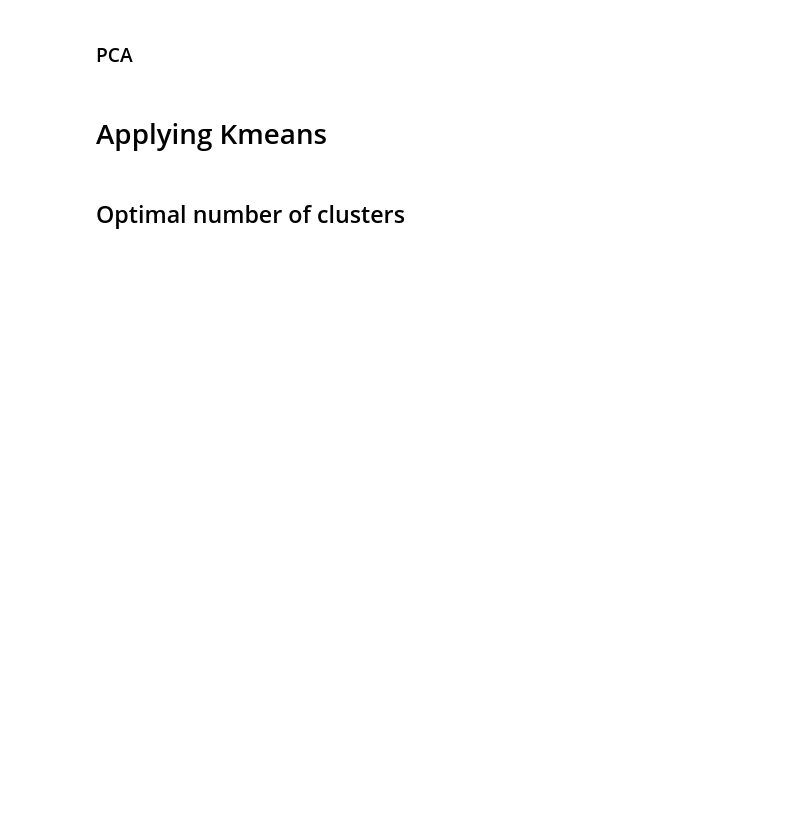
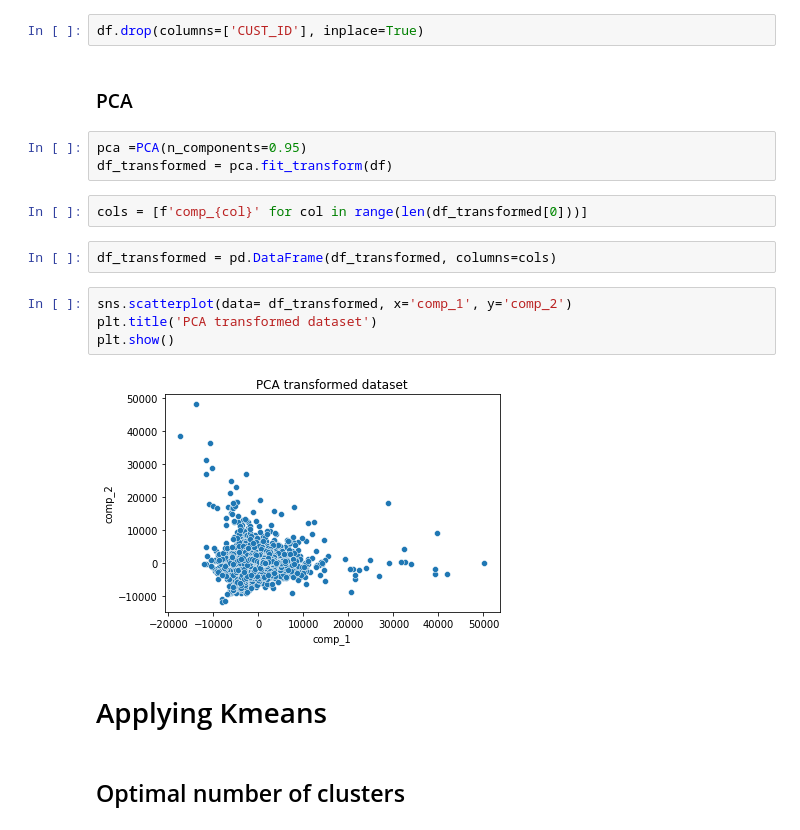
Before and after one commit to danielarruda1000/credit_card_clustering, a Jupyter notebook: credit_card_clustering.ipynb, the cells around one changed output. Cells and saved outputs as stored; diff of their text form; blank space fills up the shorter version.

```diff
--- a/credit_card_clustering.ipynb
+++ b/credit_card_clustering.ipynb
@@ -199,5 +200,20 @@ dtype: int64
+# %%
+df.drop(columns=['CUST_ID'], inplace=True)
 # %% [markdown]
 ### PCA
+# %%
+pca =PCA(n_components=0.95)
+df_transformed = pca.fit_transform(df)
+# %%
+cols = [f'comp_{col}' for col in range(len(df_transformed[0]))]
+# %%
+df_transformed = pd.DataFrame(df_transformed, columns=cols)
+# %%
+sns.scatterplot(data= df_transformed, x='comp_1', y='comp_2')
+plt.title('PCA transformed dataset')
+plt.show()
+# %% [output]
+[figure, added]
 # %% [markdown]
 # Applying Kmeans
 # %% [markdown]
```
Also changed, not shown: parts of 10 cells of this notebook.
